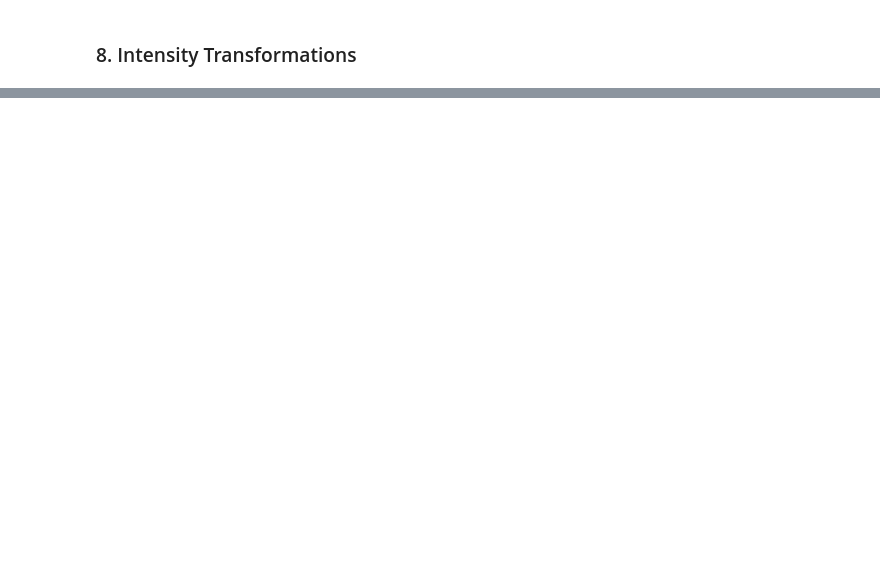
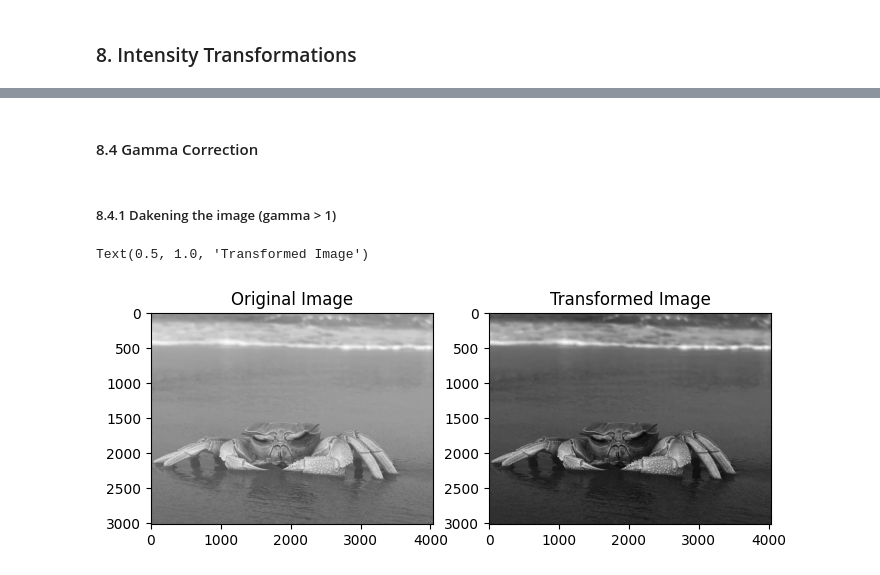
Before and after one commit to Nithira17/image-processing-and-machine-vision, a Jupyter notebook: L02_Point_Operations.ipynb, the cells around one changed output, grey strips where cells are left out. Saved outputs shown, nothing was run; the diff lists cells and outputs as text; code cells hidden in the pictures; blank space fills up the shorter version.

```diff
--- a/L02_Point_Operations.ipynb
+++ b/L02_Point_Operations.ipynb
@@ -120,0 +223,18 @@ plt.show()
+# %% [markdown]
+#### 8.4 Gamma Correction
+# %% [markdown]
+##### 8.4.1 Dakening the image (gamma > 1)
+# %%
+gamma1 = 2
+t = np.array([(i/255.0)**(gamma1)*255 for i in np.arange(0, 256)]).astype('uint8')
+
+g = cv.LUT(image_orig, t)
+
+fig, ax = plt.subplots(1, 2, figsize=(8,8))
+ax[0].imshow(cv.cvtColor(image_orig, cv.COLOR_BGR2RGB))
+ax[0].set_title('Original Image')
+ax[1].imshow(cv.cvtColor(g, cv.COLOR_BGR2RGB))
+ax[1].set_title('Transformed Image')
+# %% [output]
+Text(0.5, 1.0, 'Transformed Image')
+[figure, added]
```
Also changed, not shown: parts of 13 cells of this notebook.
